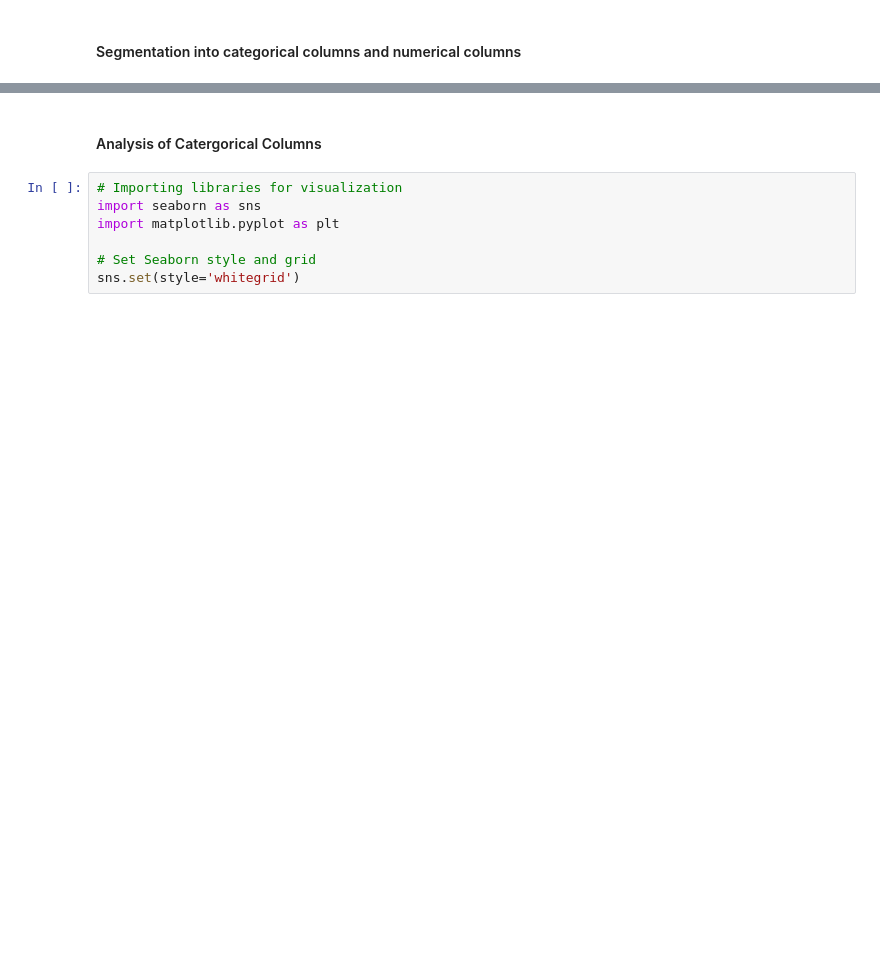
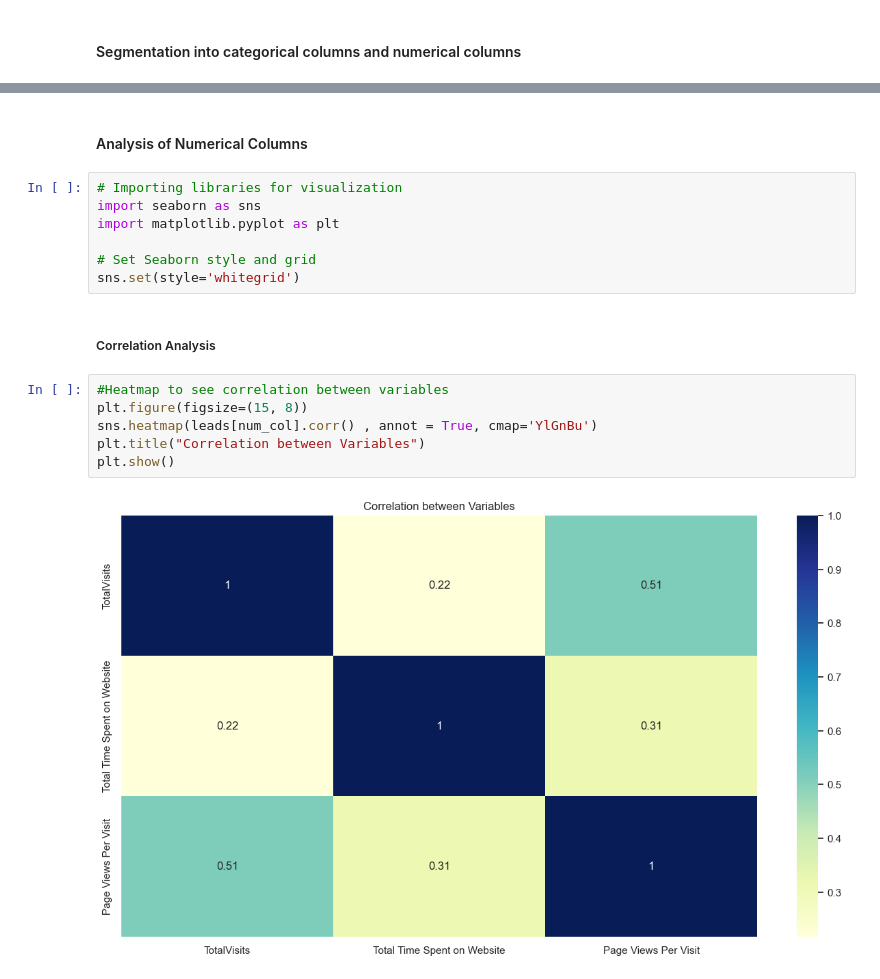
Before and after one commit to hrithikk16/Leads_Scoring_Case_Study, a Jupyter notebook: assign.ipynb, the cells around one changed output, grey strips where cells are left out. Drawn from its saved outputs; the diff is of its cells as text; blank space fills up the shorter version.

```diff
--- a/assign.ipynb
+++ b/assign.ipynb
@@ -420,6 +440,6 @@ Categorical columns: ['Lead Origin', 'Lead Source', 'Do Not Email', 'Do Not Call
 Numerical columns: ['TotalVisits', 'Total Time Spent on Website', 'Page Views Per Visit']
 # %% [markdown]
-#### Analysis of Catergorical Columns
+#### Analysis of Numerical Columns
 # %%
 # Importing libraries for visualization
 import seaborn as sns
@@ -427,3 +447,13 @@ import matplotlib.pyplot as plt
 
 # Set Seaborn style and grid
 sns.set(style='whitegrid')
+# %% [markdown]
+##### Correlation Analysis
+# %%
+#Heatmap to see correlation between variables
+plt.figure(figsize=(15, 8))
+sns.heatmap(leads[num_col].corr() , annot = True, cmap='YlGnBu')
+plt.title("Correlation between Variables")
+plt.show()
+# %% [output]
+[figure, added]
```
Also changed, not shown: parts of 58 cells of this notebook.
